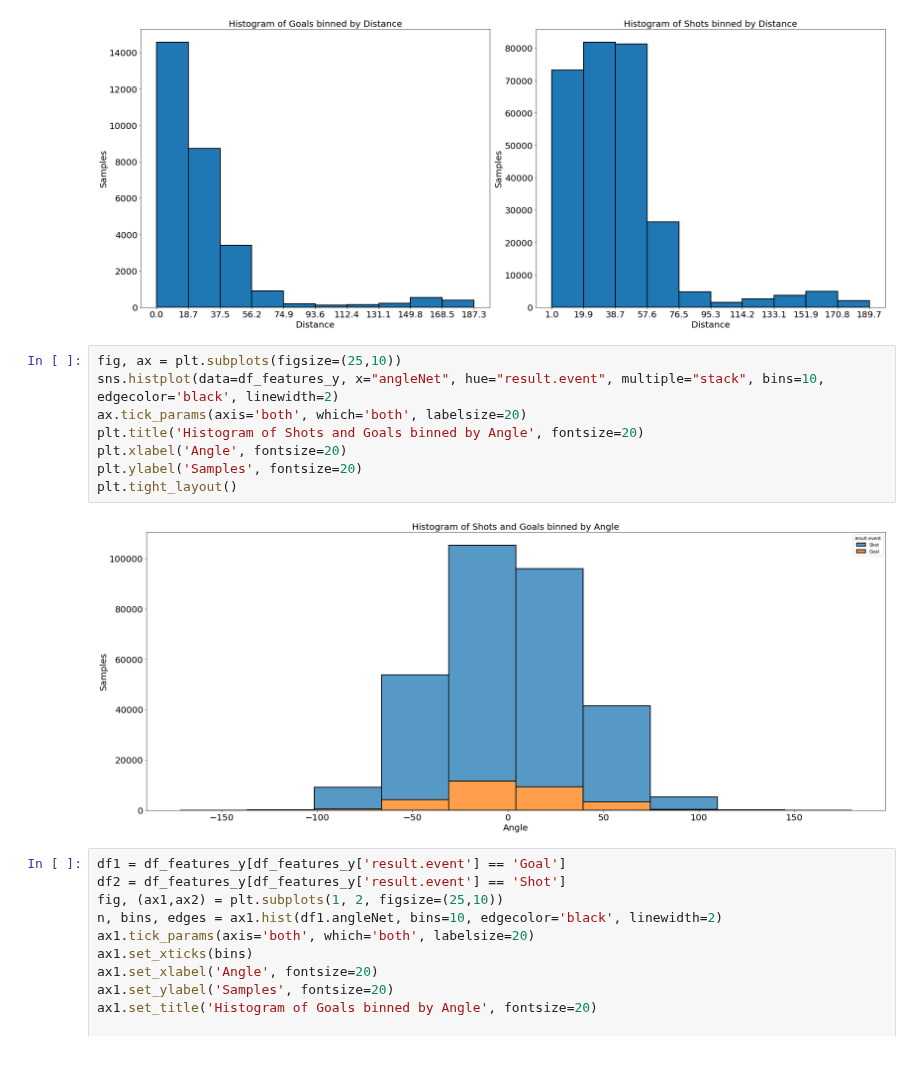
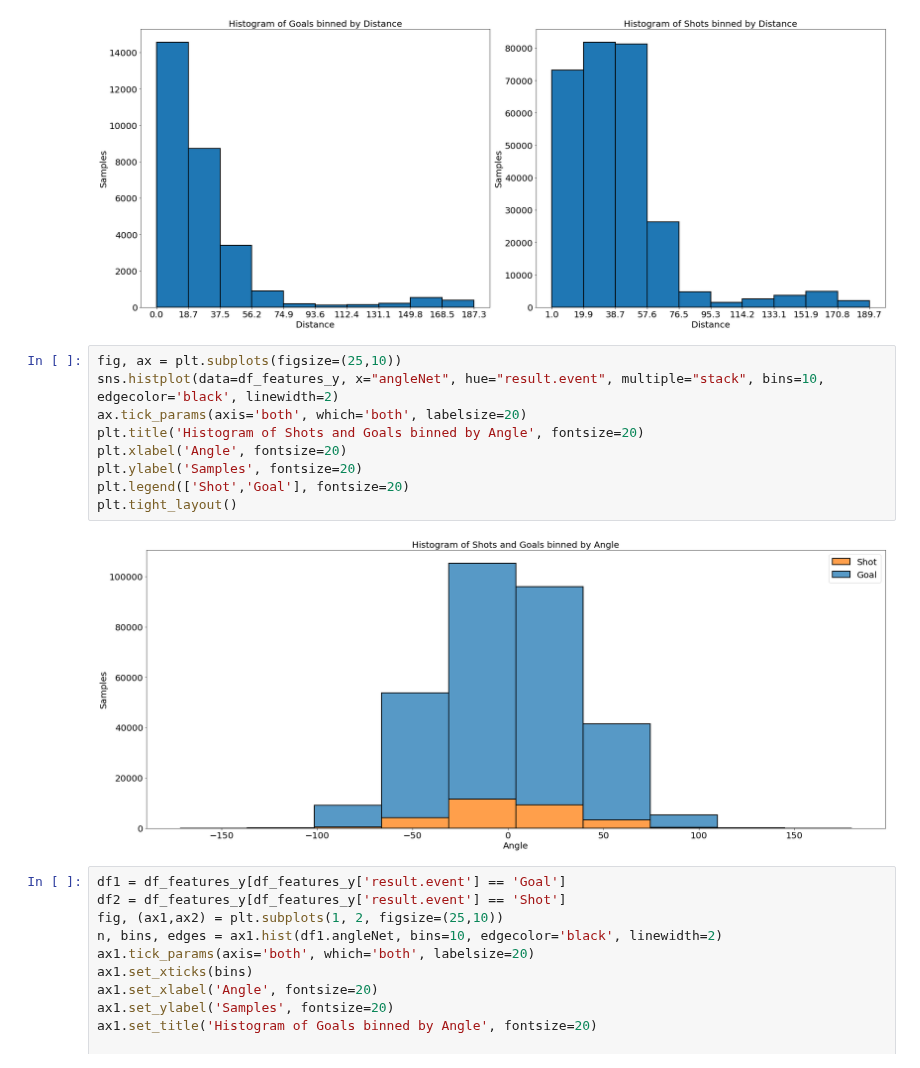
Before and after one commit to M0rph3e/ift6758-project-main, a Jupyter notebook: notebooks/fengineering1.ipynb, the cells around one changed output. Drawn from its saved outputs; the diff is of its cells as text.

```diff
--- a/notebooks/fengineering1.ipynb
+++ b/notebooks/fengineering1.ipynb
@@ -148,13 +146,14 @@ plt.tight_layout()
 # %%
 fig, ax = plt.subplots(figsize=(25,10))
 sns.histplot(data=df_features_y, x="angleNet", hue="result.event", multiple="stack", bins=10, edgecolor='black', linewidth=2)
 ax.tick_params(axis='both', which='both', labelsize=20)
 plt.title('Histogram of Shots and Goals binned by Angle', fontsize=20)
 plt.xlabel('Angle', fontsize=20)
 plt.ylabel('Samples', fontsize=20)
+plt.legend(['Shot','Goal'], fontsize=20)
 plt.tight_layout()
 # %% [output]
-[figure, old version]
+[figure, new version]
 # %%
 df1 = df_features_y[df_features_y['result.event'] == 'Goal']
 df2 = df_features_y[df_features_y['result.event'] == 'Shot']
```
Also changed, not shown: parts of 3 cells of this notebook.
